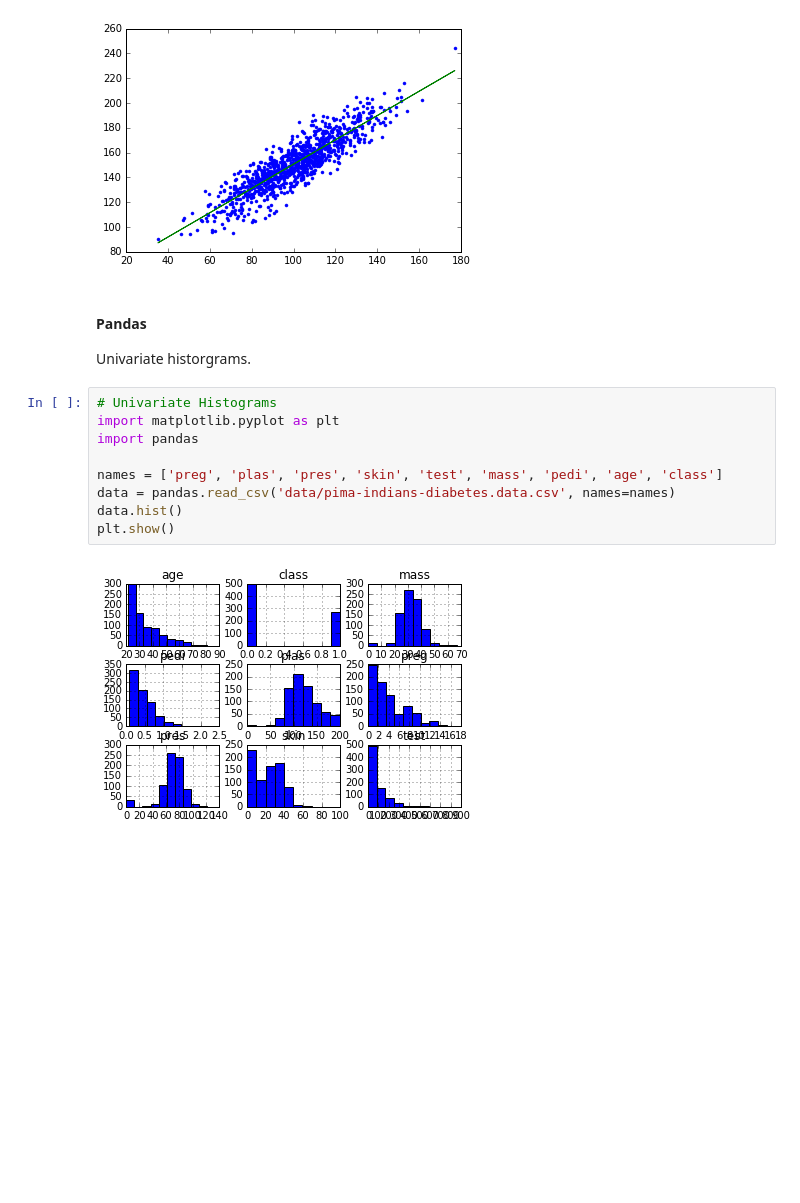
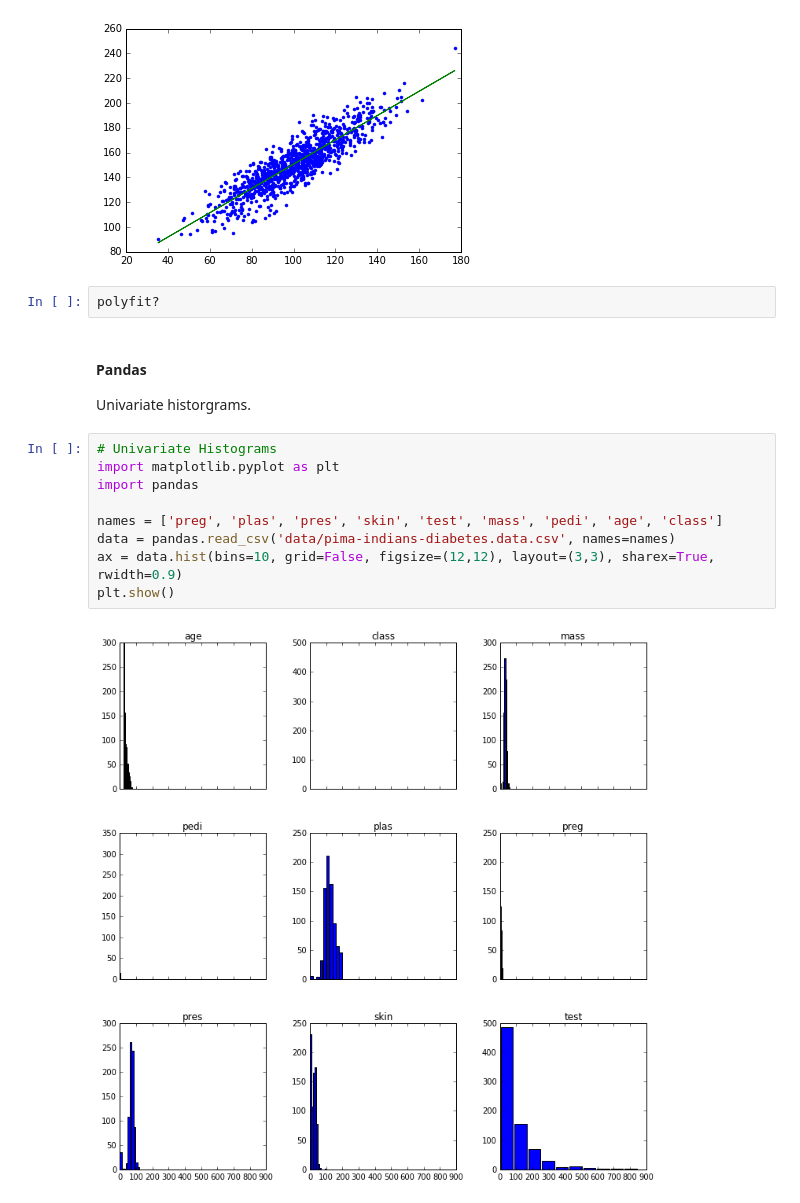
Before and after one commit to jayurbain/DataScienceIntro, a Jupyter notebook: notebooks/8 - Data Visualization.ipynb, the cells around one changed output. Saved outputs shown, nothing was run; the diff lists cells and outputs as text; blank space fills up the shorter version.

Commit message:
update data viz notebook tutorial

```diff
--- a/notebooks/8 - Data Visualization.ipynb
+++ b/notebooks/8 - Data Visualization.ipynb
@@ -417,6 +422,8 @@ plt.plot(x, b + m * x, '-')
 plt.show()
 # %% [output]
 [figure]
+# %%
+polyfit?
 # %% [markdown]
 #### Pandas
 
@@ -424,11 +431,11 @@ Univariate historgrams.
 # %%
 # Univariate Histograms
 import matplotlib.pyplot as plt
 import pandas
 
 names = ['preg', 'plas', 'pres', 'skin', 'test', 'mass', 'pedi', 'age', 'class']
 data = pandas.read_csv('data/pima-indians-diabetes.data.csv', names=names)
-data.hist()
+ax = data.hist(bins=10, grid=False, figsize=(12,12), layout=(3,3), sharex=True, rwidth=0.9)
 plt.show()
 # %% [output]
-[figure, old version]
+[figure, new version]
```
Also changed, not shown: parts of 21 cells of this notebook.
